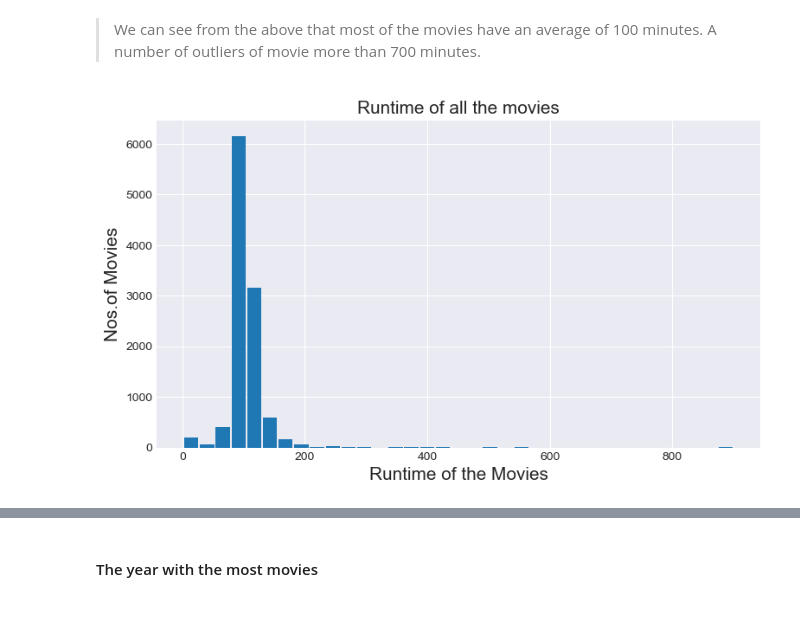
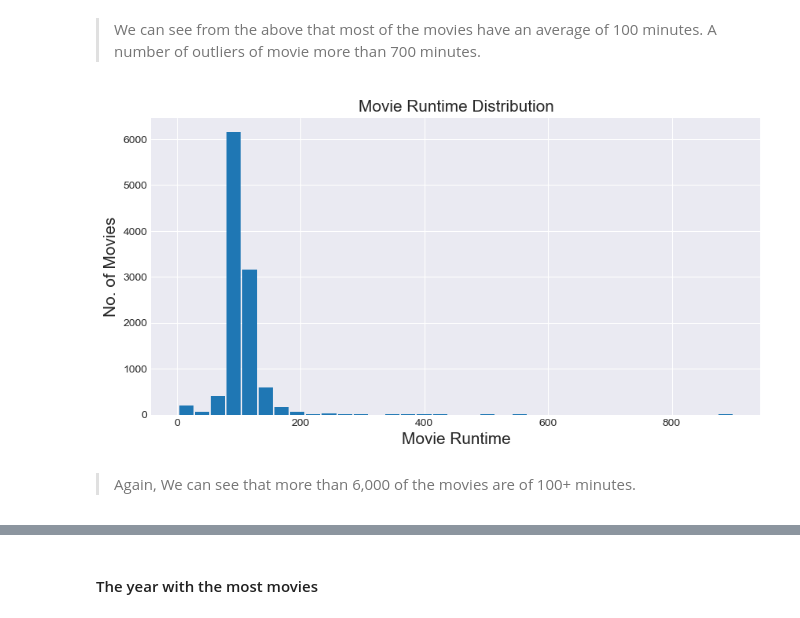
Before and after one commit to emilylauyw/Udacity-DAND-Project3-Investigate-TMDb-Movie-Dataset, a Jupyter notebook: investigate-tmdb-dataset.ipynb, the cells around one changed output, grey strips where cells are left out. Saved outputs shown, nothing was run; the diff lists cells and outputs as text; code cells hidden in the pictures.

````diff
--- a/investigate-tmdb-dataset.ipynb
+++ b/investigate-tmdb-dataset.ipynb
@@ -327,6 +326,9 @@ profit                           int32
 dtype: object
 # %% [markdown]
 #### Convert ``` budget_adj```, ```revenue_adj``` and ```profit``` column to Integer datatype
+# %%
+movie_df['budget_adj'] = movie_df['budget_adj'].astype(int)
+movie_df['revenue_adj'] = movie_df['revenue_adj'].astype(int)
 # %%
 # convert budget_adj and revenue_adj columns to integer
 change_datatype = ['budget_adj', 'revenue_adj', 'profit']
@@ -524,18 +539,20 @@ plt.show()
 > We can see from the above that most of the movies have an average of 100 minutes. A number of outliers of movie more than 700 minutes.
 # %%
 # Create histogram to see the distribution of the runtime
-plt.figure(figsize=(9,5), dpi = 100)
+plt.figure(figsize=(10,5), dpi = 100)
 
 # x-axis
-plt.xlabel('Runtime of the Movies', fontsize = 15)
+plt.xlabel('Movie Runtime', fontsize = 15)
 # y-axis
-plt.ylabel('Nos.of Movies', fontsize=15)
-#Name of the graph
-plt.title('Runtime of all the movies', fontsize=15)
+plt.ylabel('No. of Movies', fontsize=15)
+# Name of the graph
+plt.title('Movie Runtime Distribution', fontsize=15)
 
-#giving a histogram plot
+# histogram plot
 plt.hist(movie_df['runtime'], rwidth = 0.9, bins =35)
-#displays the plot
+# displays the plot
 plt.show()
 # %% [output]
-[figure, old version]
+[figure, new version]
+# %% [markdown]
+> Again, We can see that more than 6,000 of the movies are of 100+ minutes.
````
Also changed, not shown: parts of 62 cells of this notebook.
